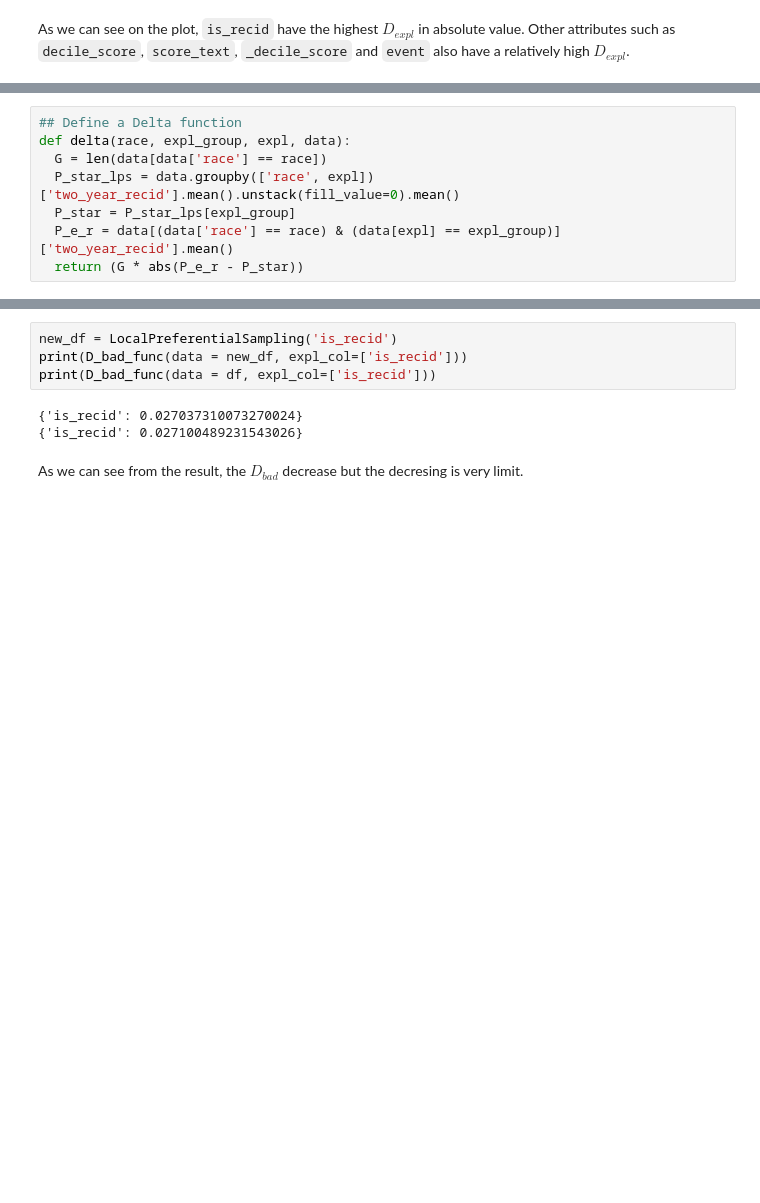
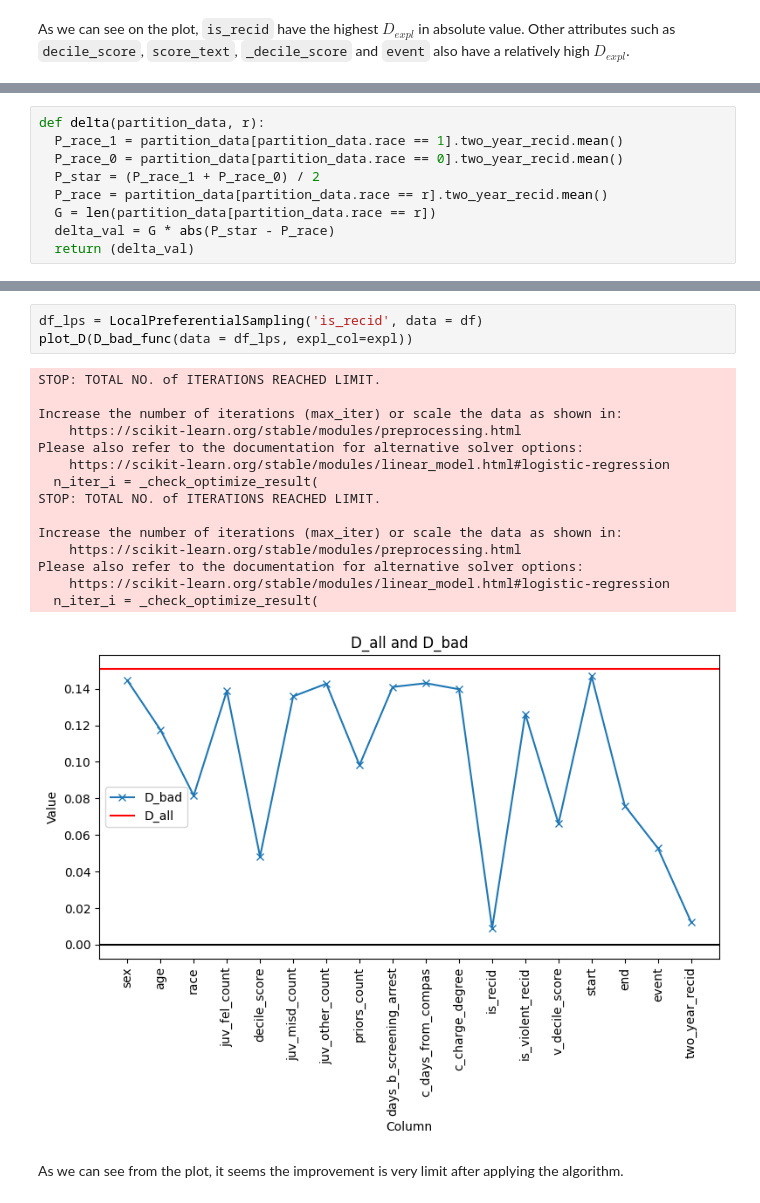
Before and after one commit to helenahxj/Project4-MachineLearningFairness-Group5, a Jupyter notebook: doc/Group5_code.ipynb, the cells around one changed output, grey strips where cells are left out. Drawn from its saved outputs; the diff is of its cells as text; blank space fills up the shorter version.

```diff
--- a/doc/Group5_code.ipynb
+++ b/doc/Group5_code.ipynb
@@ -183,11 +204,12 @@ As we can see on the plot, `is_recid` have the highest $D_{expl}$ in absolute va
 
 We choose `is_recid` to be the explanatory attribute.
-# %%
-## Define a Delta function
-def delta(race, expl_group, expl, data):
-  G = len(data[data['race'] == race])
-  P_star_lps = data.groupby(['race', expl])['two_year_recid'].mean().unstack(fill_value=0).mean()
-  P_star = P_star_lps[expl_group]
-  P_e_r = data[(data['race'] == race) & (data[expl] == expl_group)]['two_year_recid'].mean()
-  return (G * abs(P_e_r - P_star))
+# %%
+def delta(partition_data, r):
+  P_race_1 = partition_data[partition_data.race == 1].two_year_recid.mean()
+  P_race_0 = partition_data[partition_data.race == 0].two_year_recid.mean()
+  P_star = (P_race_1 + P_race_0) / 2
+  P_race = partition_data[partition_data.race == r].two_year_recid.mean()
+  G = len(partition_data[partition_data.race == r])
+  delta_val = G * abs(P_star - P_race)
+  return (delta_val)
 # %%
@@ -234,10 +242,22 @@ def LocalPreferentialSampling(expl_str, data = df):
   return(new_df)
-# %%
-new_df = LocalPreferentialSampling('is_recid')
-print(D_bad_func(data = new_df, expl_col=['is_recid']))
-print(D_bad_func(data = df, expl_col=['is_recid']))
-# %% [output]
-{'is_recid': 0.027037310073270024}
-{'is_recid': 0.027100489231543026}
+# %%
+df_lps = LocalPreferentialSampling('is_recid', data = df)
+plot_D(D_bad_func(data = df_lps, expl_col=expl))
+# %% [output]
+STOP: TOTAL NO. of ITERATIONS REACHED LIMIT.
+
+Increase the number of iterations (max_iter) or scale the data as shown in:
+    https://scikit-learn.org/stable/modules/preprocessing.html
+Please also refer to the documentation for alternative solver options:
+    https://scikit-learn.org/stable/modules/linear_model.html#logistic-regression
+  n_iter_i = _check_optimize_result(
+STOP: TOTAL NO. of ITERATIONS REACHED LIMIT.
+
+Increase the number of iterations (max_iter) or scale the data as shown in:
+    https://scikit-learn.org/stable/modules/preprocessing.html
+Please also refer to the documentation for alternative solver options:
+    https://scikit-learn.org/stable/modules/linear_model.html#logistic-regression
+  n_iter_i = _check_optimize_result(
+[figure, added]
 # %% [markdown]
-As we can see from the result, the $D_{bad}$ decrease but the decresing is very limit.
+As we can see from the plot, it seems the improvement is very limit after applying the algorithm.
```
Also changed, not shown: parts of 14 cells of this notebook.
